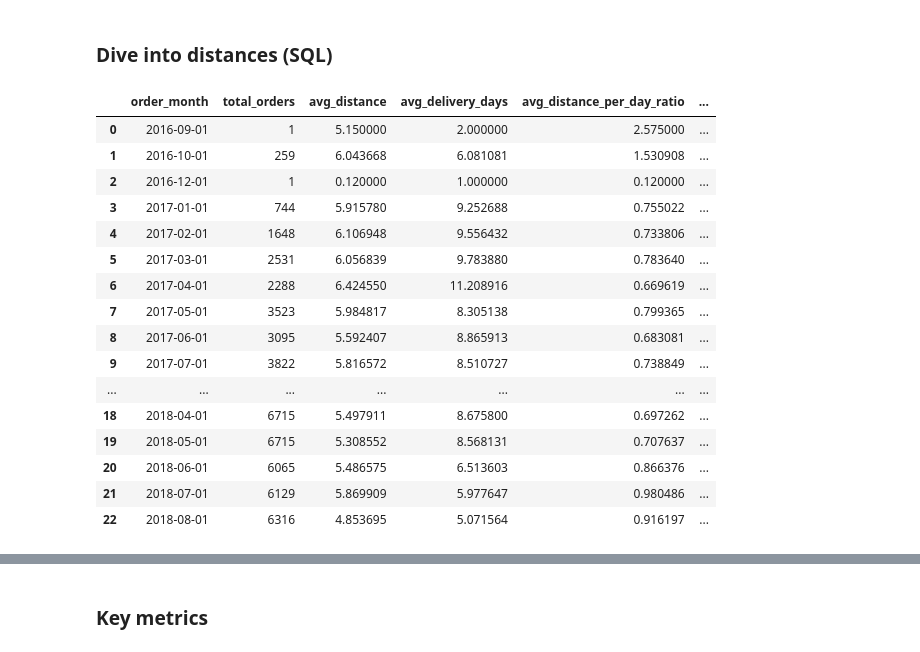
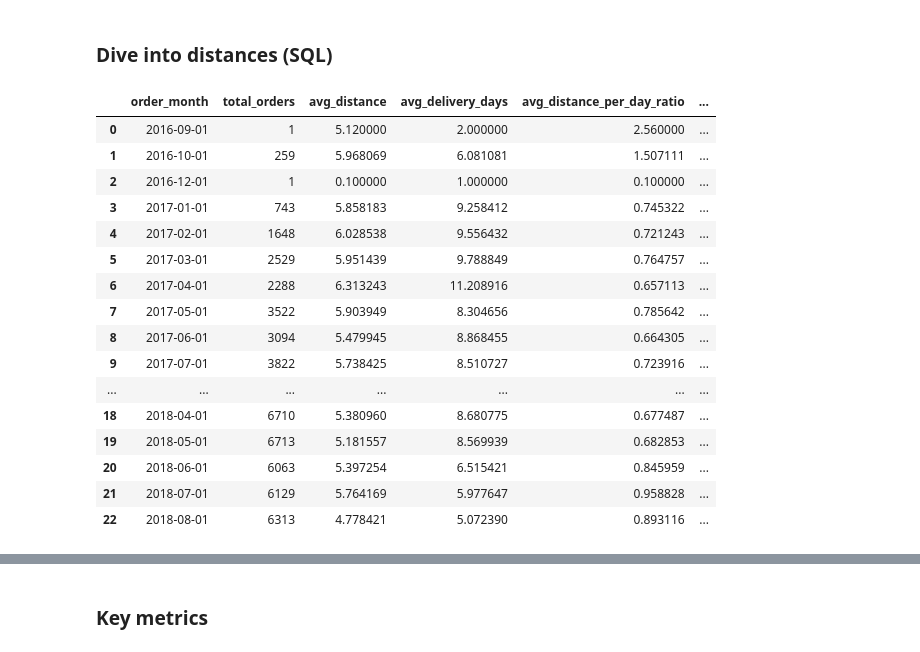
Before and after one commit to YehorI/test_task_2, a Jupyter notebook: test.ipynb, the cells around one changed output, grey strips where cells are left out. Saved outputs shown, nothing was run; the diff lists cells and outputs as text; code cells hidden in the pictures.

```diff
--- a/test.ipynb
+++ b/test.ipynb
@@ -570,24 +571,34 @@ import duckdb
     """
     with
     cust_geo as (
-        select
-            *
-        from
-            'input/olist_customers_dataset.csv' c
-        join
-            'input/olist_geolocation_dataset.csv' g
-            on
-            c.customer_zip_code_prefix = g.geolocation_zip_code_prefix
+    select
+        c.customer_id,
+        c.customer_zip_code_prefix,
+        avg(g.geolocation_lat) as geolocation_lat,
+        avg(g.geolocation_lng) as geolocation_lng
+    from
+        'input/olist_customers_dataset.csv' c
+    join
+        'input/olist_geolocation_dataset.csv' g
+    on
+        c.customer_zip_code_prefix = g.geolocation_zip_code_prefix
+    group by
+        c.customer_id, c.customer_zip_code_prefix
     ),
     sel_geo as (
-        select
-            *
-        from
-            'input/olist_sellers_dataset.csv' s
-        join
-            'input/olist_geolocation_dataset.csv' g
-            on
-            s.seller_zip_code_prefix = g.geolocation_zip_code_prefix
+    select
+        s.seller_id,
+        s.seller_zip_code_prefix,
+        avg(g.geolocation_lat) as geolocation_lat,
+        avg(g.geolocation_lng) as geolocation_lng
+    from
+        'input/olist_sellers_dataset.csv' s
+    join
+        'input/olist_geolocation_dataset.csv' g
+    on
+        s.seller_zip_code_prefix = g.geolocation_zip_code_prefix
+    group by
+        s.seller_id, s.seller_zip_code_prefix
     ),
     ord_cust_geo as (
         select
@@ -624,46 +635,46 @@ import duckdb
             on
             sg.seller_id = oi.seller_id
         group by
             oi.order_id
     )
 
     select
         date_trunc('month', order_date) as order_month,
         count(*) as total_orders,
         avg(seller_customer_max_distance) as avg_distance,
         avg(second_leg) as avg_delivery_days,
         avg(seller_customer_max_distance / nullif(second_leg, 0)) as avg_distance_per_day_ratio,
         median(seller_customer_max_distance / nullif(second_leg, 0)) as median_distance_per_day,
         stddev(seller_customer_max_distance / nullif(second_leg, 0)) as ratio_stddev
     from
         ord_cust_farthest_seller
     where
         second_leg > 0
         and seller_customer_max_distance > 0
         and order_date is not null
     group by
         date_trunc('month', order_date)
     order by
         order_month
 
     """
     ).df()
 )
 # %% [output]
 |  | order_month | total_orders | avg_distance | avg_delivery_days | avg_distance_per_day_ratio | ... |
-| 0 | 2016-09-01 | 1 | 5.150000 | 2.000000 | 2.575000 | ... |
-| 1 | 2016-10-01 | 259 | 6.043668 | 6.081081 | 1.530908 | ... |
-| 2 | 2016-12-01 | 1 | 0.120000 | 1.000000 | 0.120000 | ... |
-| 3 | 2017-01-01 | 744 | 5.915780 | 9.252688 | 0.755022 | ... |
-| 4 | 2017-02-01 | 1648 | 6.106948 | 9.556432 | 0.733806 | ... |
-| 5 | 2017-03-01 | 2531 | 6.056839 | 9.783880 | 0.783640 | ... |
-| 6 | 2017-04-01 | 2288 | 6.424550 | 11.208916 | 0.669619 | ... |
-| 7 | 2017-05-01 | 3523 | 5.984817 | 8.305138 | 0.799365 | ... |
-| 8 | 2017-06-01 | 3095 | 5.592407 | 8.865913 | 0.683081 | ... |
-| 9 | 2017-07-01 | 3822 | 5.816572 | 8.510727 | 0.738849 | ... |
+| 0 | 2016-09-01 | 1 | 5.120000 | 2.000000 | 2.560000 | ... |
+| 1 | 2016-10-01 | 259 | 5.968069 | 6.081081 | 1.507111 | ... |
+| 2 | 2016-12-01 | 1 | 0.100000 | 1.000000 | 0.100000 | ... |
+| 3 | 2017-01-01 | 743 | 5.858183 | 9.258412 | 0.745322 | ... |
+| 4 | 2017-02-01 | 1648 | 6.028538 | 9.556432 | 0.721243 | ... |
+| 5 | 2017-03-01 | 2529 | 5.951439 | 9.788849 | 0.764757 | ... |
+| 6 | 2017-04-01 | 2288 | 6.313243 | 11.208916 | 0.657113 | ... |
+| 7 | 2017-05-01 | 3522 | 5.903949 | 8.304656 | 0.785642 | ... |
+| 8 | 2017-06-01 | 3094 | 5.479945 | 8.868455 | 0.664305 | ... |
+| 9 | 2017-07-01 | 3822 | 5.738425 | 8.510727 | 0.723916 | ... |
 | ... | ... | ... | ... | ... | ... | ... |
-| 18 | 2018-04-01 | 6715 | 5.497911 | 8.675800 | 0.697262 | ... |
-| 19 | 2018-05-01 | 6715 | 5.308552 | 8.568131 | 0.707637 | ... |
-| 20 | 2018-06-01 | 6065 | 5.486575 | 6.513603 | 0.866376 | ... |
-| 21 | 2018-07-01 | 6129 | 5.869909 | 5.977647 | 0.980486 | ... |
-| 22 | 2018-08-01 | 6316 | 4.853695 | 5.071564 | 0.916197 | ... |
+| 18 | 2018-04-01 | 6710 | 5.380960 | 8.680775 | 0.677487 | ... |
+| 19 | 2018-05-01 | 6713 | 5.181557 | 8.569939 | 0.682853 | ... |
+| 20 | 2018-06-01 | 6063 | 5.397254 | 6.515421 | 0.845959 | ... |
+| 21 | 2018-07-01 | 6129 | 5.764169 | 5.977647 | 0.958828 | ... |
+| 22 | 2018-08-01 | 6313 | 4.778421 | 5.072390 | 0.893116 | ... |
```
Also changed, not shown: parts of 7 cells of this notebook, 3 other files.
